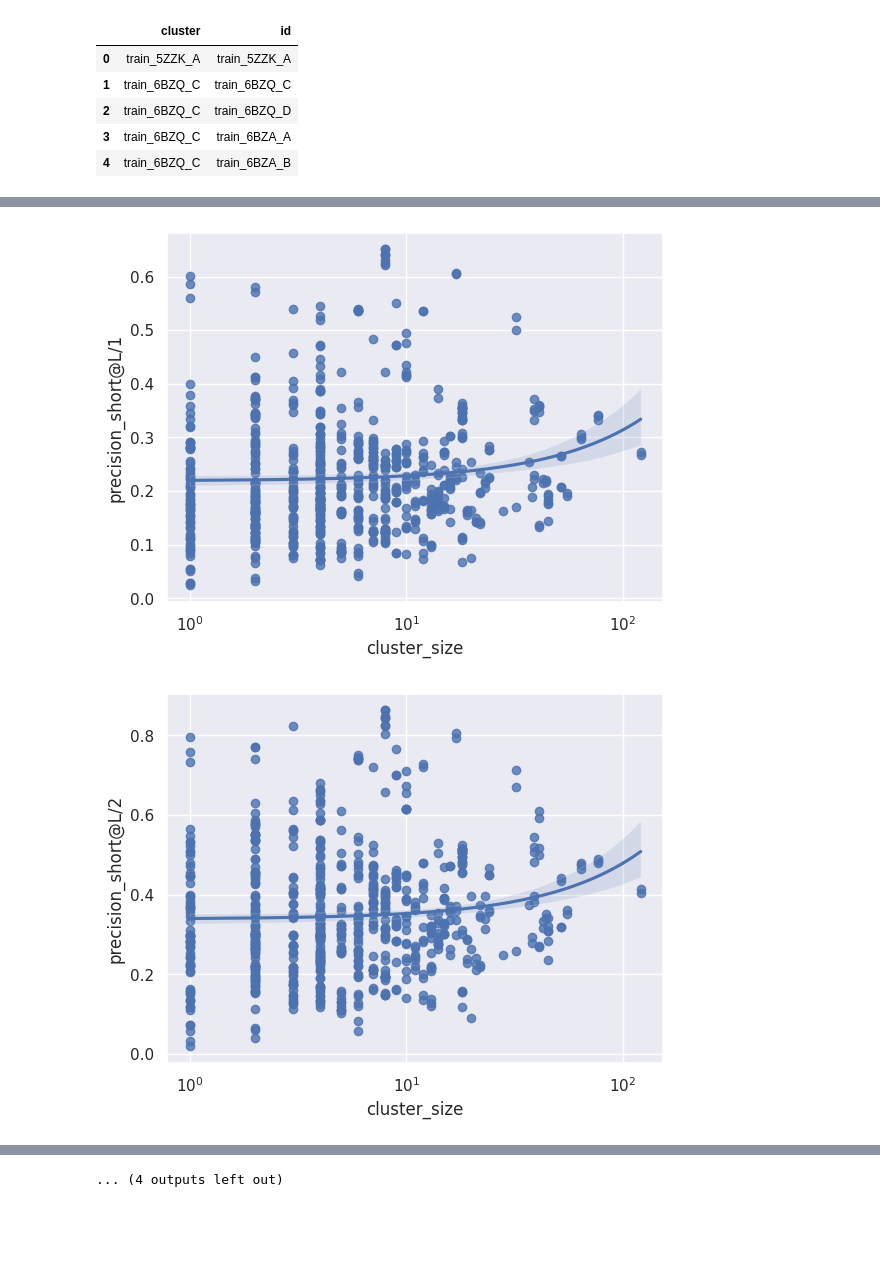
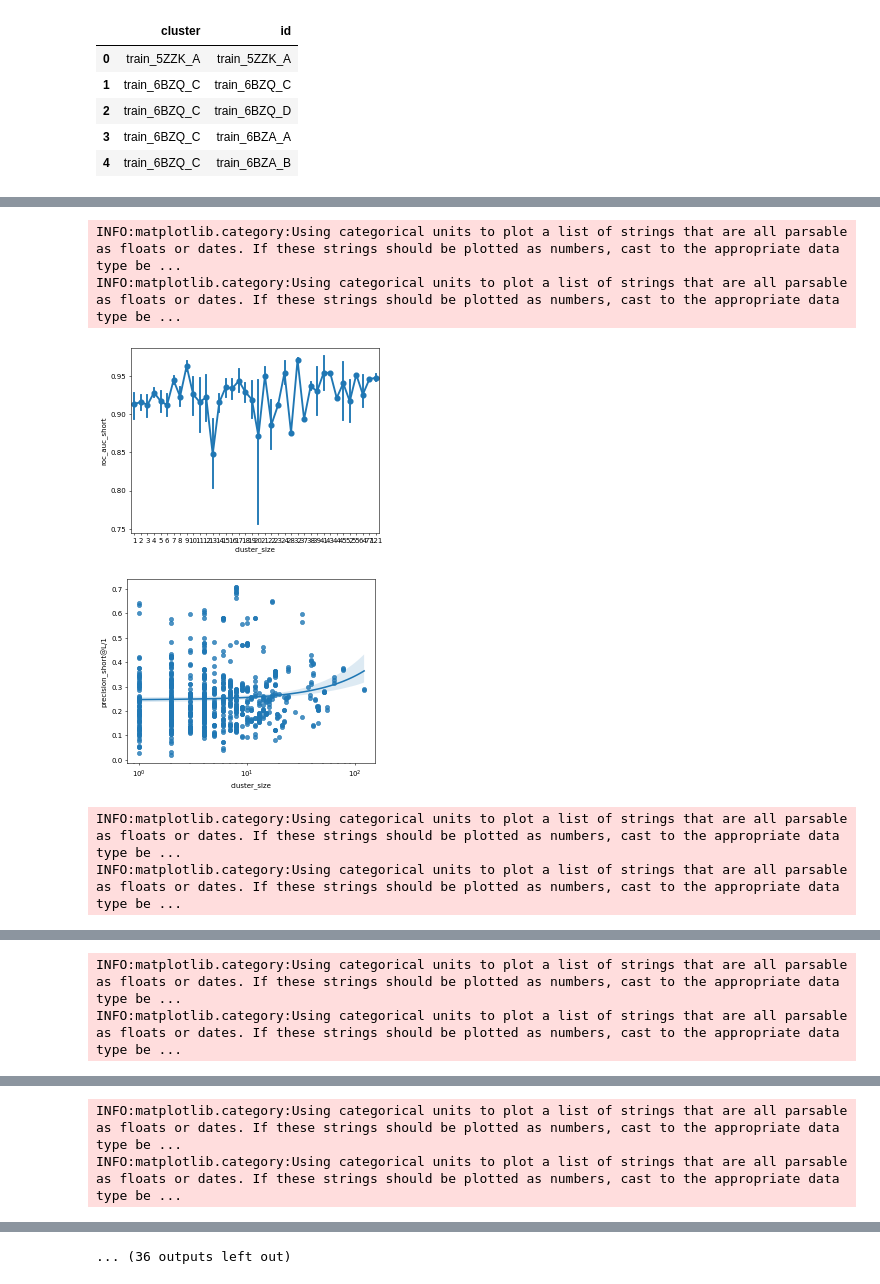
Before and after one commit to gottalottarock/esm-2-contact-map, a Jupyter notebook: ipynb/visualize/visualize_predictions.ipynb, the cells around one changed output, grey strips where cells are left out. Saved outputs shown, nothing was run; the diff lists cells and outputs as text; code cells hidden in the pictures; blank space fills up the shorter version.

```diff
--- a/ipynb/visualize/visualize_predictions.ipynb
+++ b/ipynb/visualize/visualize_predictions.ipynb
@@ -44,3 +71,5 @@ id_prediction_map = {pred["metadata"][0]["id"]: pred for pred in predictions}
+# %%
+prediction_dataset = PredictionDataset.from_batches(predictions)
 # %%
 id_contact_map = {
     item["metadata"]["id"]: {
@@ -50,6 +79,3 @@ id_contact_map = {
     }
     for item in dataset
 }
-# %%
-item = id_prediction_map["train_1A77_A"]
-item
@@ -75,13 +83,13 @@ item
 metrics = []
 for item in tqdm(dataset):
     contact_map = torch.tensor(item["distance_map"] < 8, dtype=torch.long).unsqueeze(0)
-    pred = id_prediction_map[item["metadata"]["id"]]
+    pred = prediction_dataset[item["metadata"]["id"]]
     contact_logits = pred["contact_logits"]
     metric = scorer.compute_all_metrics(
-        contact_probs=contact_logits,
+        contact_probs=contact_logits.unsqueeze(0),
         contact_maps=contact_map,
         seq_lengths=torch.tensor([item["seq_length"]], dtype=torch.long),
-        base_mask=pred["mask_2d"],
+        base_mask=pred["mask_2d"].unsqueeze(0),
     )
     metric.update({"id": item["metadata"]["id"]})
     metrics.append(metric)
@@ -146,5 +173,3 @@ def plot_contacts_and_predictions(
     plt.show()
     sns.scatterplot(x=distances[pred_contacts], y=predictions[pred_contacts], alpha=0.5)
     plt.show()
-# %%
-sns.set_theme()
@@ -228,4 +269,6 @@ for col in metrics.columns:
     sns.regplot(y=metrics[col], x=metrics['cluster_size'],)
     plt.xscale('log')
     plt.show()
+    sns.pointplot(y=metrics[col], x=metrics['cluster_size'],)
+    plt.show()
 # %% [output]
@@ -233,2 +276,6 @@ for col in metrics.columns:
+INFO:matplotlib.category:Using categorical units to plot a list of strings that are all parsable as floats or dates. If these strings should be plotted as numbers, cast to the appropriate data type be ...
+INFO:matplotlib.category:Using categorical units to plot a list of strings that are all parsable as floats or dates. If these strings should be plotted as numbers, cast to the appropriate data type be ...
-[figure, old version]
+[figure, new version]
-[figure, old version]
+[figure, new version]
+INFO:matplotlib.category:Using categorical units to plot a list of strings that are all parsable as floats or dates. If these strings should be plotted as numbers, cast to the appropriate data type be ...
+INFO:matplotlib.category:Using categorical units to plot a list of strings that are all parsable as floats or dates. If these strings should be plotted as numbers, cast to the appropriate data type be ...
@@ -236,0 +284,2 @@ for col in metrics.columns:
+INFO:matplotlib.category:Using categorical units to plot a list of strings that are all parsable as floats or dates. If these strings should be plotted as numbers, cast to the appropriate data type be ...
+INFO:matplotlib.category:Using categorical units to plot a list of strings that are all parsable as floats or dates. If these strings should be plotted as numbers, cast to the appropriate data type be ...
@@ -238,0 +288,2 @@ for col in metrics.columns:
+INFO:matplotlib.category:Using categorical units to plot a list of strings that are all parsable as floats or dates. If these strings should be plotted as numbers, cast to the appropriate data type be ...
+INFO:matplotlib.category:Using categorical units to plot a list of strings that are all parsable as floats or dates. If these strings should be plotted as numbers, cast to the appropriate data type be ...
@@ -244 +291 @@ for col in metrics.columns:
-... (4 outputs left out)
+... (36 outputs left out)
```
Also changed, not shown: parts of 21 cells of this notebook, 10 other files.
